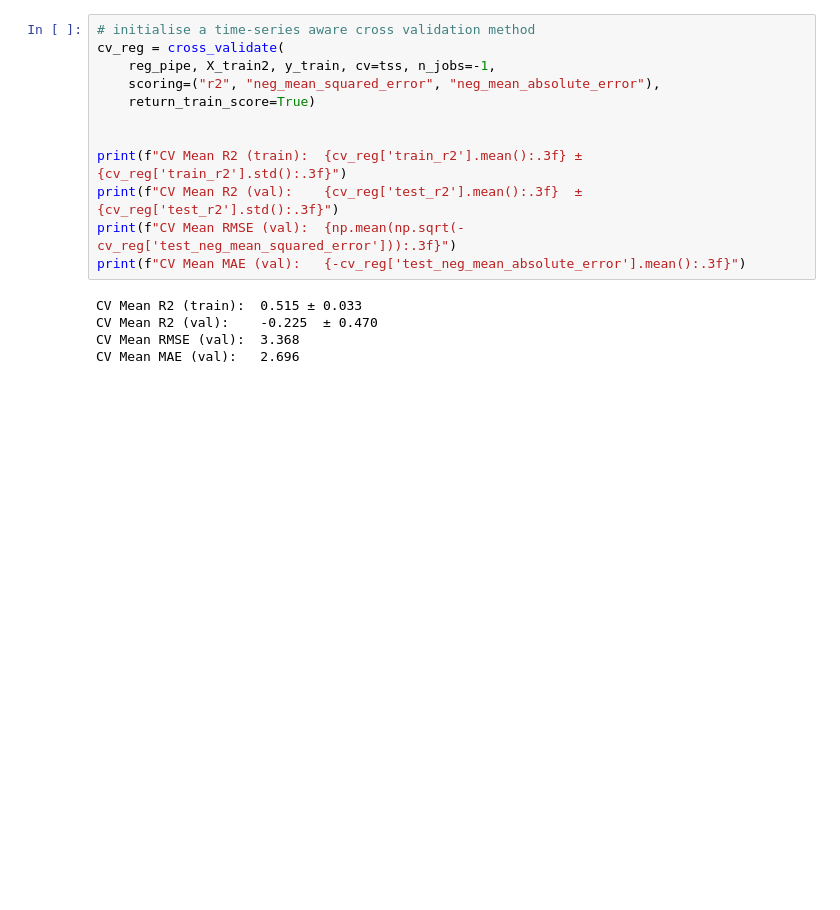
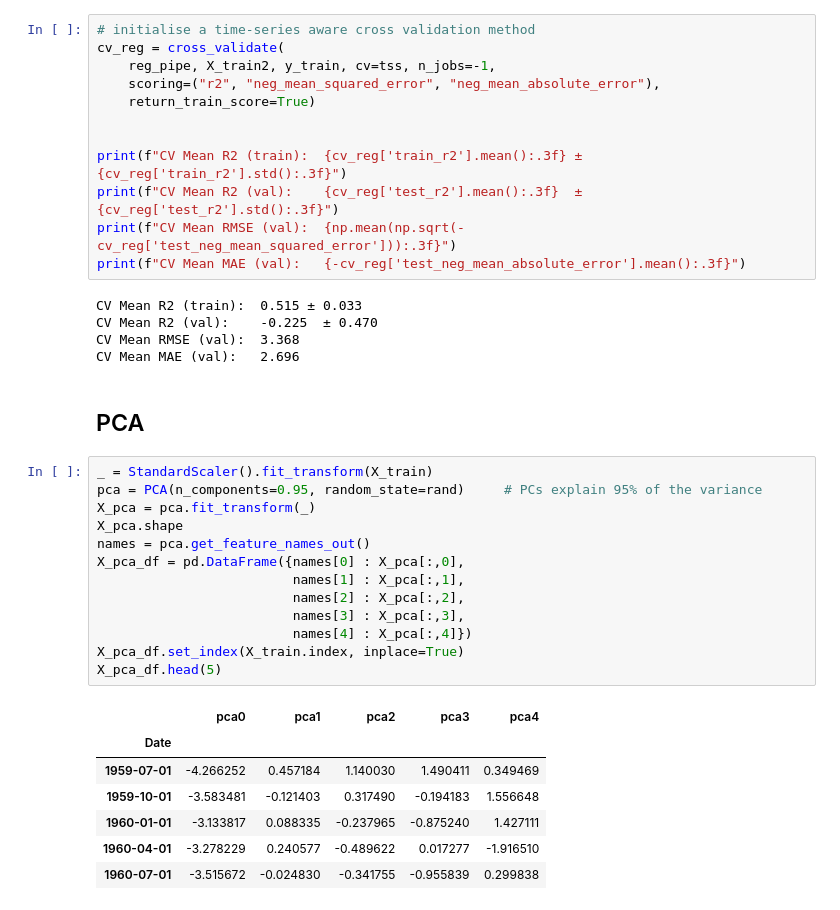
Before and after one commit to fraser2763/AI4-CW2, a Jupyter notebook: F_model.ipynb, the cells around one changed output. Cells and saved outputs as stored; diff of their text form; blank space fills up the shorter version.

```diff
--- a/F_model.ipynb
+++ b/F_model.ipynb
@@ -189,3 +225,26 @@ CV Mean R2 (train):  0.515 ± 0.033
 CV Mean R2 (val):    -0.225  ± 0.470
 CV Mean RMSE (val):  3.368
 CV Mean MAE (val):   2.696
+# %% [markdown]
+## PCA
+# %%
+_ = StandardScaler().fit_transform(X_train)
+pca = PCA(n_components=0.95, random_state=rand)     # PCs explain 95% of the variance
+X_pca = pca.fit_transform(_)
+X_pca.shape
+names = pca.get_feature_names_out()
+X_pca_df = pd.DataFrame({names[0] : X_pca[:,0],
+                         names[1] : X_pca[:,1],
+                         names[2] : X_pca[:,2],
+                         names[3] : X_pca[:,3],
+                         names[4] : X_pca[:,4]})
+X_pca_df.set_index(X_train.index, inplace=True)
+X_pca_df.head(5)
+# %% [output]
+|  | pca0 | pca1 | pca2 | pca3 | pca4 |
+| Date |  |  |  |  |  |
+| 1959-07-01 | -4.266252 | 0.457184 | 1.140030 | 1.490411 | 0.349469 |
+| 1959-10-01 | -3.583481 | -0.121403 | 0.317490 | -0.194183 | 1.556648 |
+| 1960-01-01 | -3.133817 | 0.088335 | -0.237965 | -0.875240 | 1.427111 |
+| 1960-04-01 | -3.278229 | 0.240577 | -0.489622 | 0.017277 | -1.916510 |
+| 1960-07-01 | -3.515672 | -0.024830 | -0.341755 | -0.955839 | 0.299838 |
```
Also changed, not shown: parts of 14 cells of this notebook, 1 other file.
